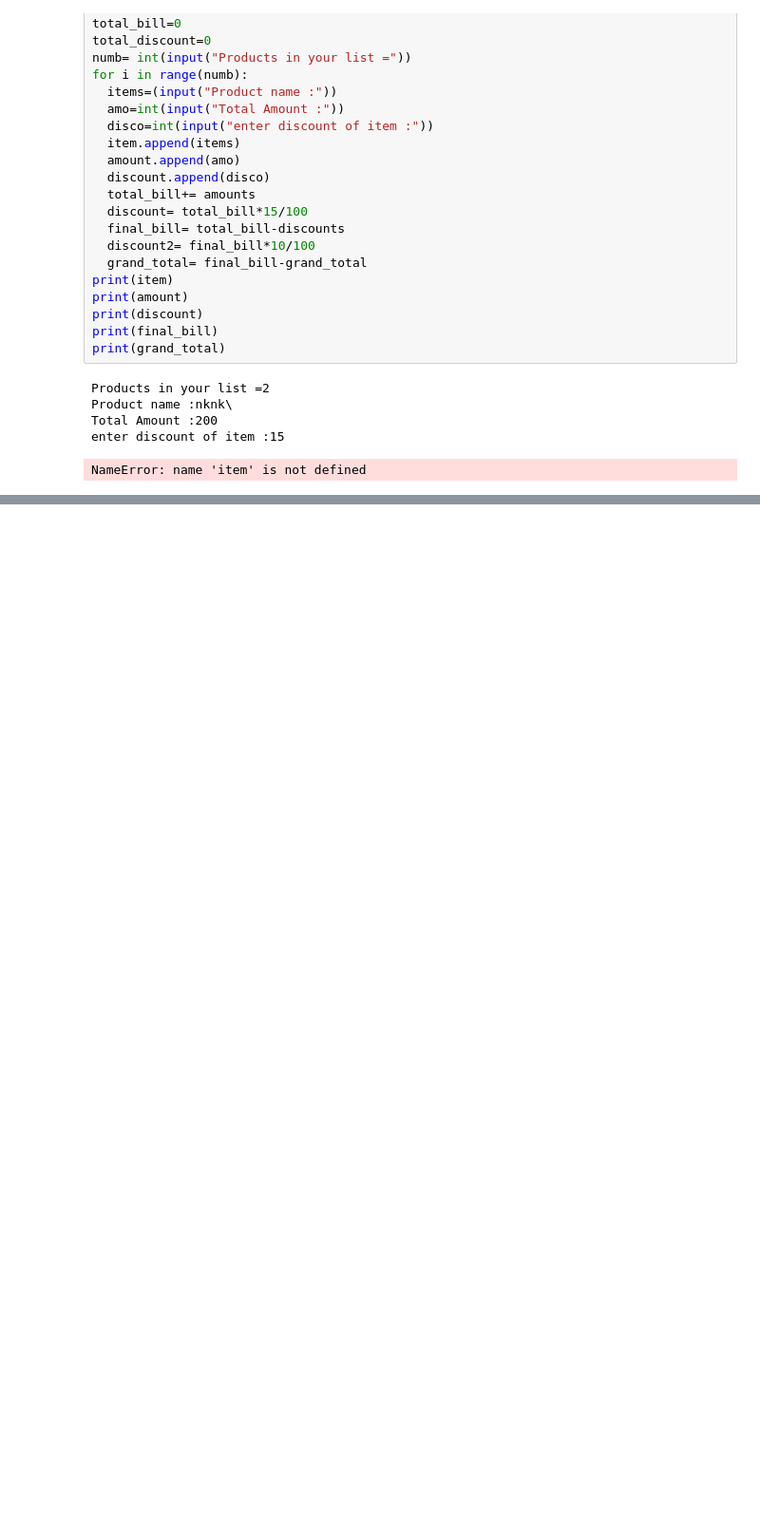
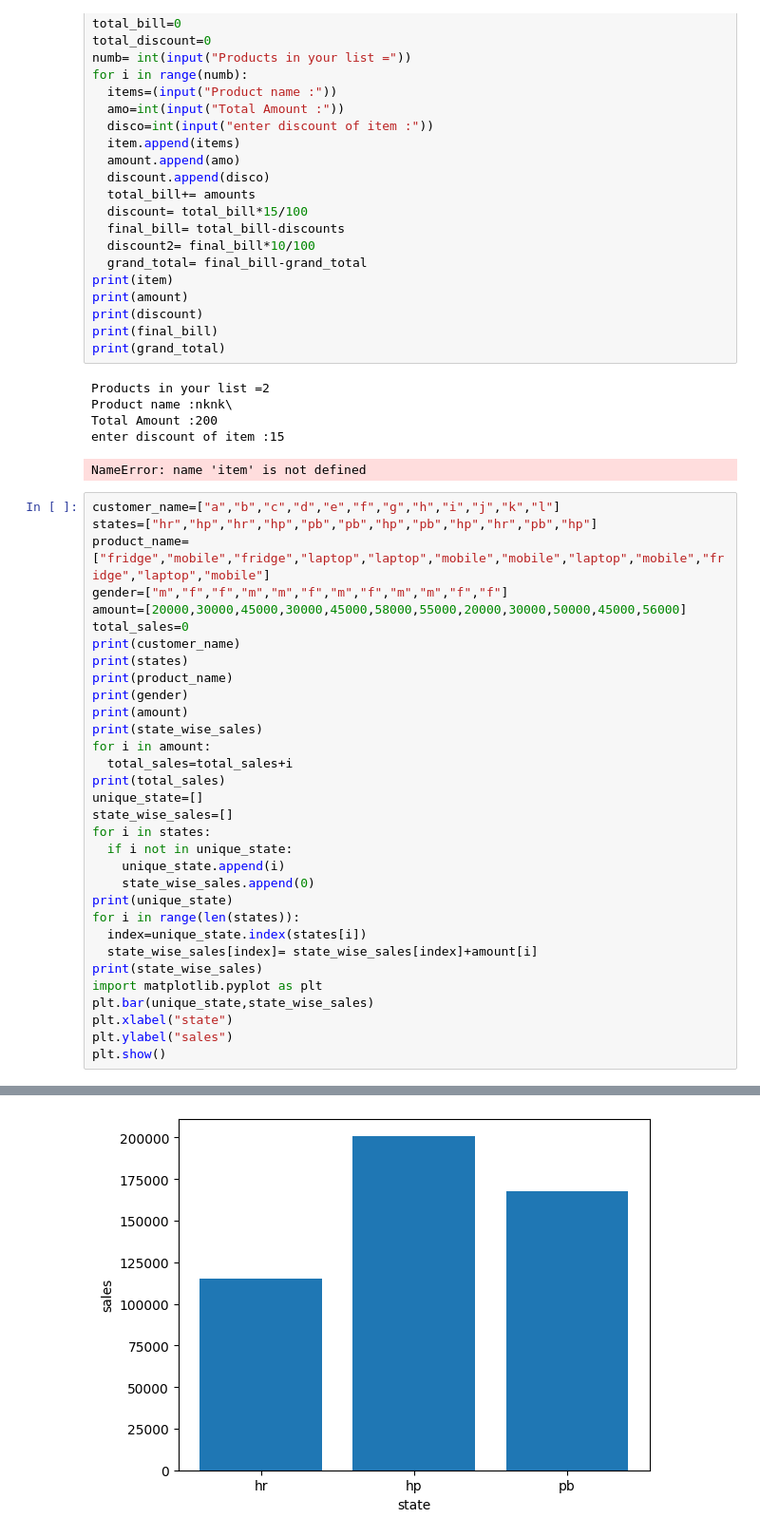
Before and after one commit to pulkit089/Python-, a Jupyter notebook: Copy_of_python.ipynb, the cells around one changed output, grey strips where cells are left out. Shown: that part at 95% size. Saved outputs shown, nothing was run; the diff lists cells and outputs as text; blank space fills up the shorter version.

```diff
--- a/Copy_of_python.ipynb
+++ b/Copy_of_python.ipynb
@@ -962,3 +962,36 @@ Product name :nknk\
 Total Amount :200
 enter discount of item :15
 NameError: name 'item' is not defined
+# %%
+customer_name=["a","b","c","d","e","f","g","h","i","j","k","l"]
+states=["hr","hp","hr","hp","pb","pb","hp","pb","hp","hr","pb","hp"]
+product_name=["fridge","mobile","fridge","laptop","laptop","mobile","mobile","laptop","mobile","fridge","laptop","mobile"]
+gender=["m","f","f","m","m","f","m","f","m","m","f","f"]
+amount=[20000,30000,45000,30000,45000,58000,55000,20000,30000,50000,45000,56000]
+total_sales=0
+print(customer_name)
+print(states)
+print(product_name)
+print(gender)
+print(amount)
+print(state_wise_sales)
+for i in amount:
+  total_sales=total_sales+i
+print(total_sales)
+unique_state=[]
+state_wise_sales=[]
+for i in states:
+  if i not in unique_state:
+    unique_state.append(i)
+    state_wise_sales.append(0)
+print(unique_state)
+for i in range(len(states)):
+  index=unique_state.index(states[i])
+  state_wise_sales[index]= state_wise_sales[index]+amount[i]
+print(state_wise_sales)
+import matplotlib.pyplot as plt
+plt.bar(unique_state,state_wise_sales)
+plt.xlabel("state")
+plt.ylabel("sales")
+plt.show()
+# %% [output]
@@ -964,0 +1007 @@ NameError: name 'item' is not defined
+[figure, added]
```
Also changed, not shown: parts of 1 cell of this notebook.
